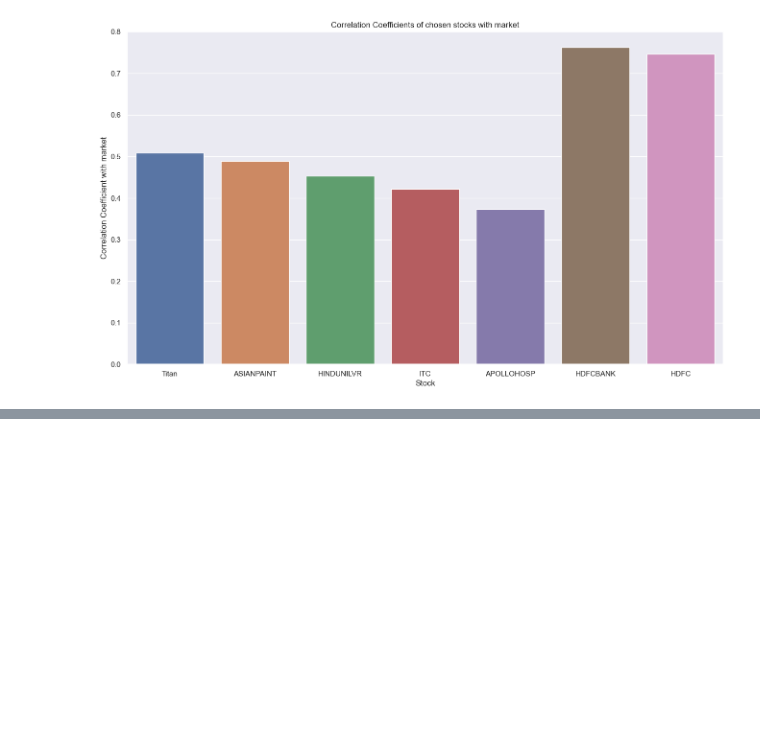
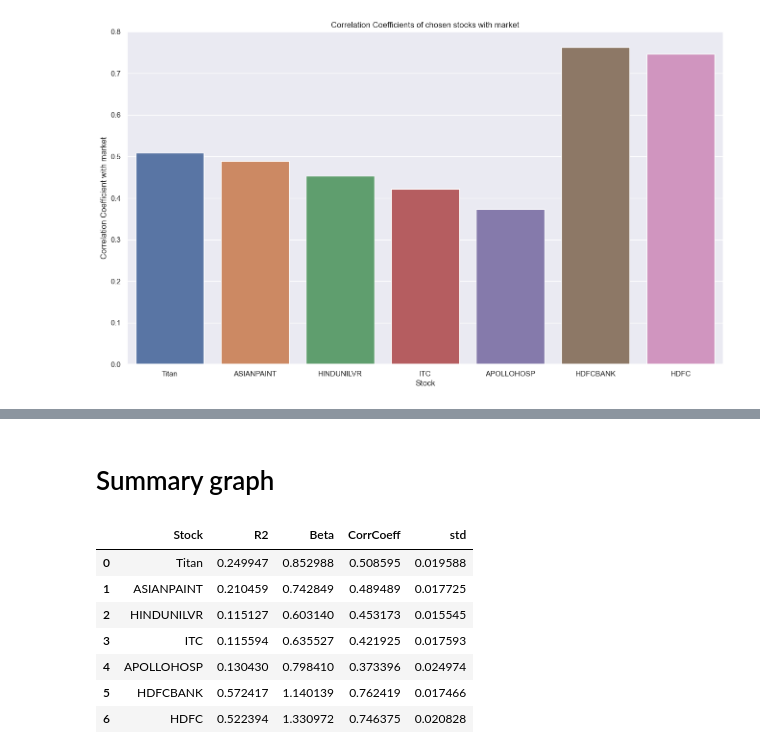
Before and after one commit to yotitan/DA226O-Project1, a Jupyter notebook: 2 - Calculations.ipynb, the cells around one changed output, grey strips where cells are left out. Saved outputs shown, nothing was run; the diff lists cells and outputs as text; code cells hidden in the pictures; blank space fills up the shorter version.

```diff
--- a/2 - Calculations.ipynb
+++ b/2 - Calculations.ipynb
@@ -146,0 +208,23 @@ plt.show( )
+# %% [markdown]
+# Summary graph
+# %%
+summary_df = pd.merge(
+                        pd.DataFrame( zip( r2.keys( ), r2.values( ) ), columns=['Stock', 'R2'] ),
+                        pd.DataFrame( zip( beta.keys( ), beta.values( ) ), columns=['Stock', 'Beta'] ),
+                        on=['Stock']
+                    )
+
+summary_df = summary_df.merge( pd.DataFrame( zip( corr_coeff.keys( ), corr_coeff.values( ) ), columns=['Stock', 'CorrCoeff'] ), on=['Stock'] )
+
+summary_df = summary_df.merge( pd.DataFrame( zip( train_std_return.keys( ), train_std_return.values( ) ), columns=['Stock', 'std'] ), on=['Stock'] )
+
+summary_df.head( 10 )
+# %% [output]
+|  | Stock | R2 | Beta | CorrCoeff | std |
+| 0 | Titan | 0.249947 | 0.852988 | 0.508595 | 0.019588 |
+| 1 | ASIANPAINT | 0.210459 | 0.742849 | 0.489489 | 0.017725 |
+| 2 | HINDUNILVR | 0.115127 | 0.603140 | 0.453173 | 0.015545 |
+| 3 | ITC | 0.115594 | 0.635527 | 0.421925 | 0.017593 |
+| 4 | APOLLOHOSP | 0.130430 | 0.798410 | 0.373396 | 0.024974 |
+| 5 | HDFCBANK | 0.572417 | 1.140139 | 0.762419 | 0.017466 |
+| 6 | HDFC | 0.522394 | 1.330972 | 0.746375 | 0.020828 |
```
Also changed, not shown: parts of 12 cells of this notebook, 2 other files.
